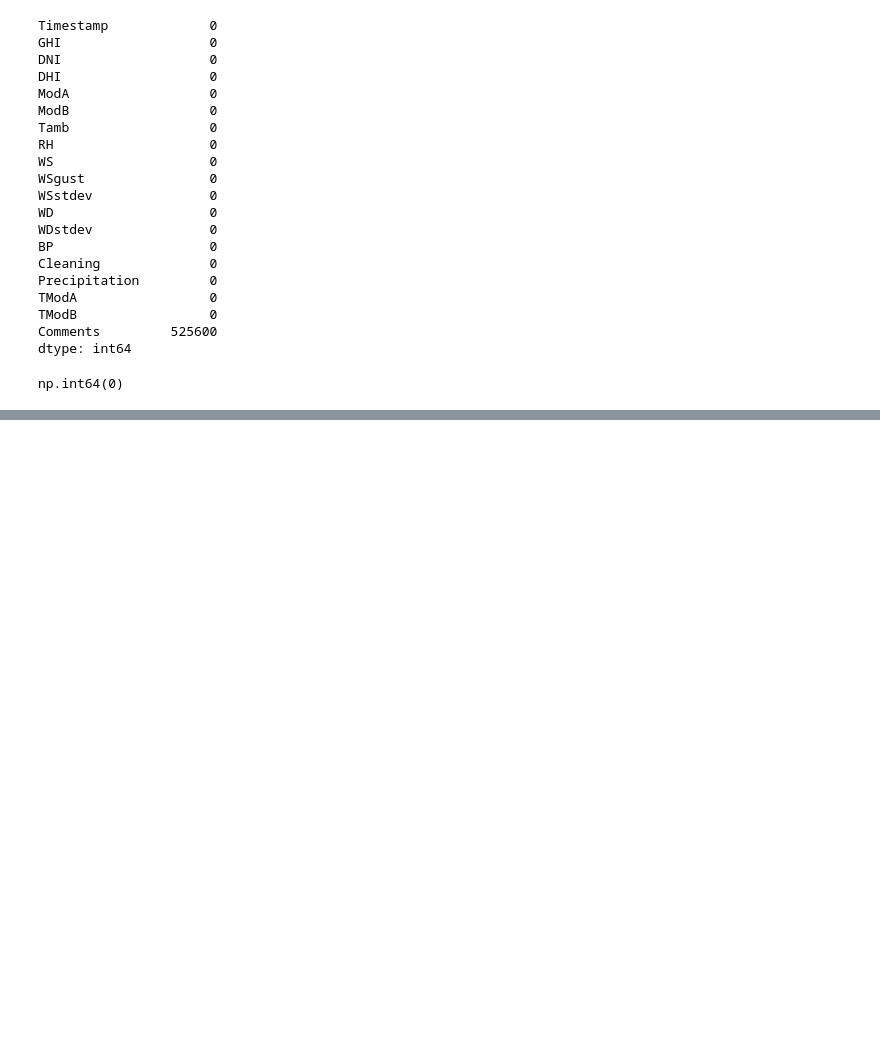
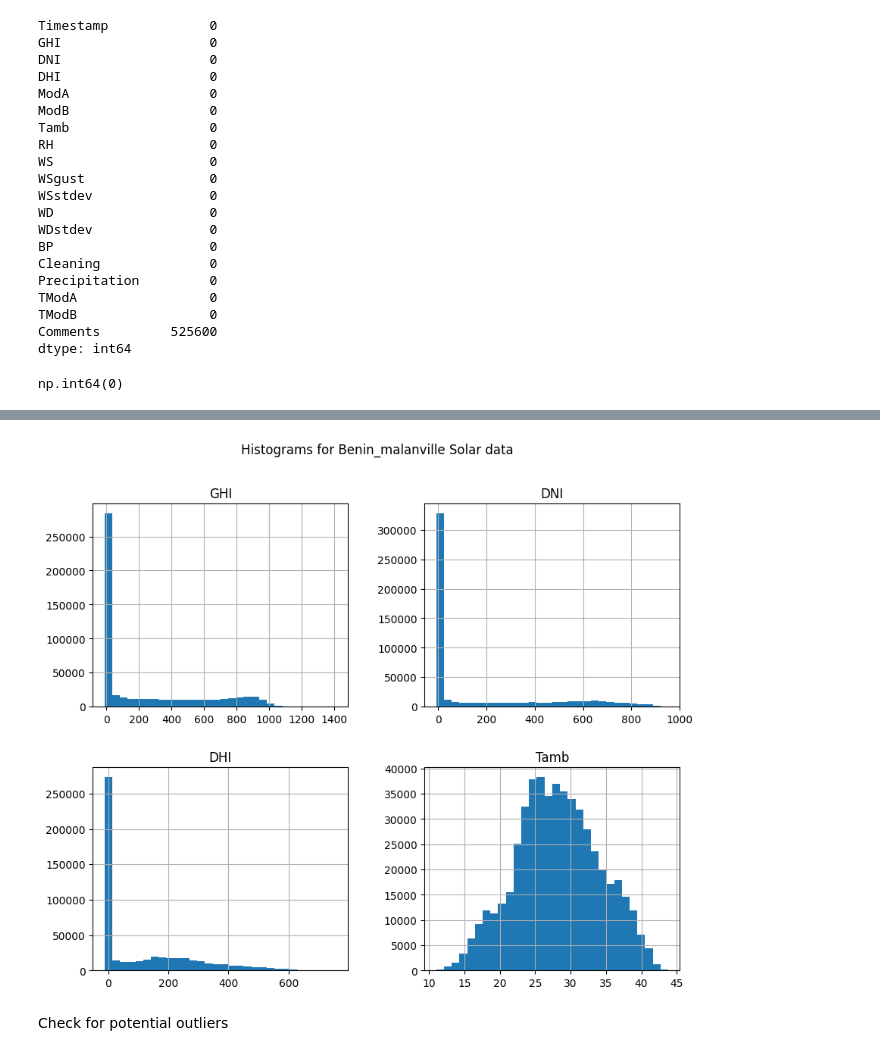
Before and after one commit to Khayo-7/10Academy-Kifiya, a Jupyter notebook: notebooks/EDA_benin-malanville.ipynb, the cells around one changed output, grey strips where cells are left out. Drawn from its saved outputs; the diff is of its cells as text; code cells hidden in the pictures; blank space fills up the shorter version.

```diff
--- a/notebooks/EDA_benin-malanville.ipynb
+++ b/notebooks/EDA_benin-malanville.ipynb
@@ -83,0 +137,8 @@ np.int64(0)
+# %%
+df[['GHI', 'DNI', 'DHI', 'Tamb']].hist(bins=30, figsize=(10, 8))
+plt.suptitle('Histograms for Benin_malanville Solar data')
+plt.show()
+# %% [output]
+[figure, added]
+# %% [markdown]
+Check for potential outliers
```
Also changed, not shown: parts of 26 cells of this notebook, 2 other files.
